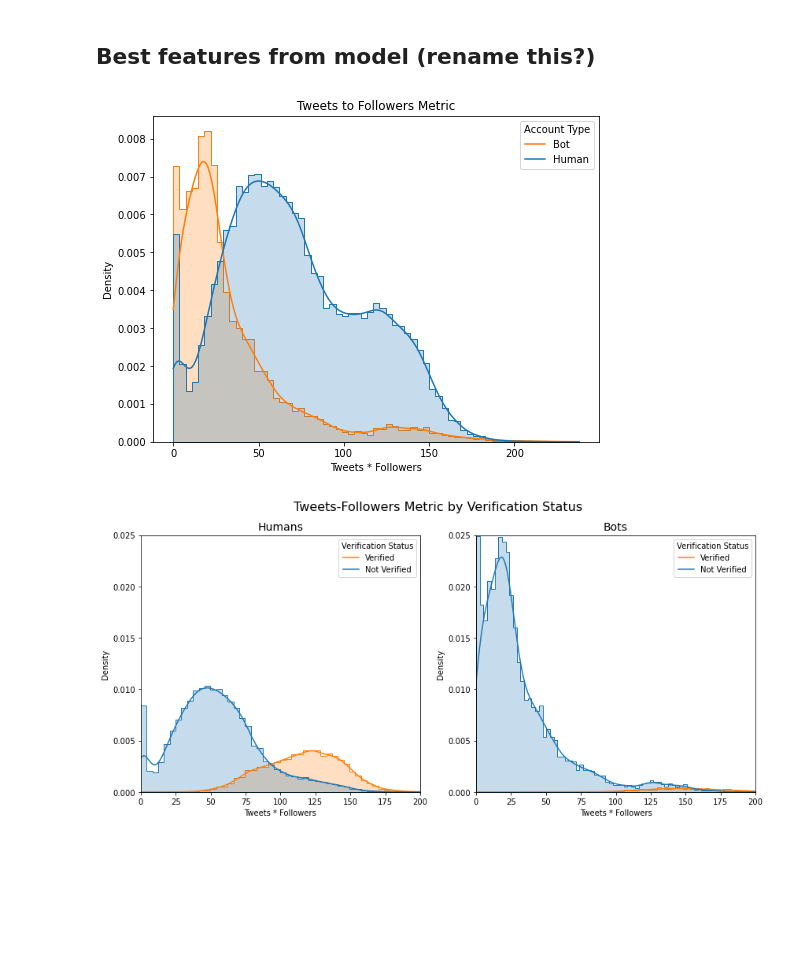
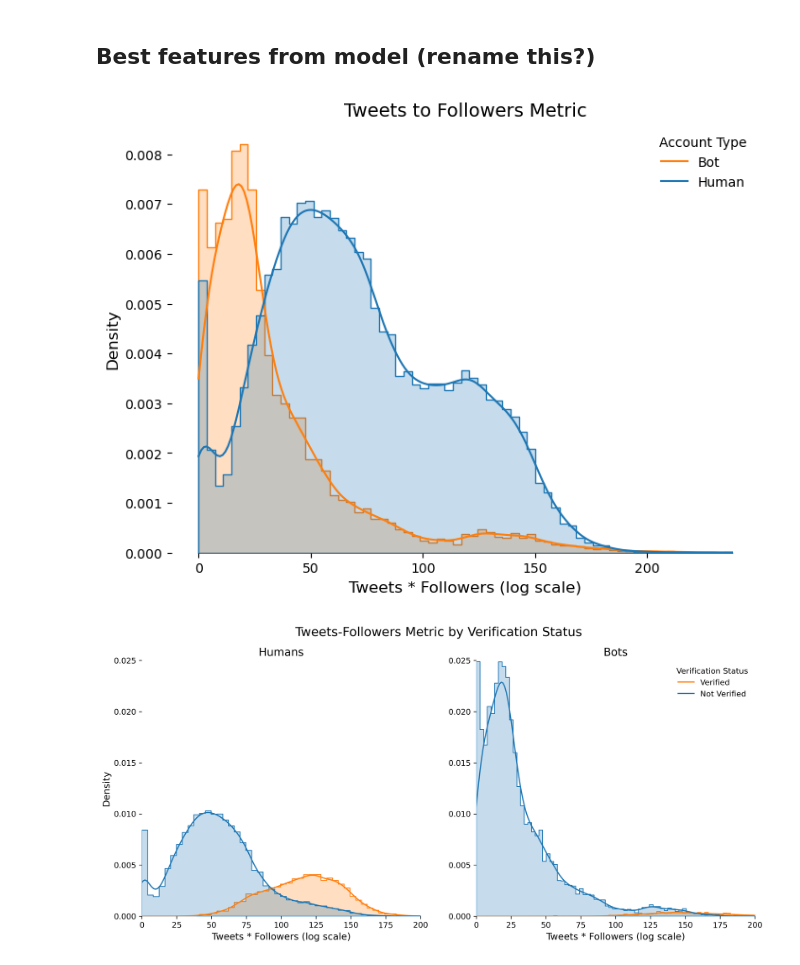
Before and after one commit to scrapfishies/twitter-bot-detection, a Jupyter notebook: eda.ipynb, the cells around one changed output. Cells and saved outputs as stored; diff of their text form; code cells hidden in the pictures; blank space fills up the shorter version.

```diff
--- a/eda.ipynb
+++ b/eda.ipynb
@@ -293,35 +340,43 @@ plt.title('Correlation of potential features: humans only');
 bots = df[df.bot == 1]
 humans = df[df.bot == 0]
 # %%
-plt.figure(figsize=(8,6))
+plt.figure(figsize=(8,6), dpi=100)
 sns.histplot(x='tweet_to_followers', data=df, hue='bot', alpha=.25,
              kde=True, stat='density', common_bins=True, element='step', legend=True)
-plt.xlabel('Tweets * Followers')
-plt.legend(title='Account Type', loc='upper right', labels=['Bot', 'Human'])
-plt.title("Tweets to Followers Metric");
+
+plt.legend(title='Account Type', loc='upper right', labels=['Bot', 'Human'], frameon=False)
+plt.title("Tweets to Followers Metric", fontsize=14)
+plt.xlabel('Tweets * Followers (log scale)', fontsize=12)
+plt.ylabel('Density', fontsize=12)
+sns.despine(bottom = True, left = True);
 # %% [output]
-[figure, old version]
+[figure, new version]
 # %%
-plt.figure(figsize=(14,6))
+plt.figure(figsize=(14,6), dpi=300)
 plt.suptitle('Tweets-Followers Metric by Verification Status', fontsize=16)
 
 plt.subplot(1, 2, 1)
 sns.histplot(x='tweet_to_followers', data=humans, hue='verified', alpha=.25,
-             kde=True, stat='density', common_bins=True, element='step', legend=True)
-plt.xlabel('Tweets * Followers')
-plt.legend(title='Verification Status', loc='upper right', labels=['Verified', 'Not Verified'])
+             kde=True, stat='density', common_bins=True, element='step', legend=False)
+
 plt.title("Humans", fontsize=14)
+plt.xlabel('Tweets * Followers (log scale)', fontsize=12)
+plt.ylabel('Density', fontsize=12)
+sns.despine(bottom = True, left = True)
 plt.xlim(0, 200)
 plt.ylim(0, 0.025)
 
 plt.subplot(1, 2, 2)
 sns.histplot(x='tweet_to_followers', data=bots, hue='verified', alpha=.25,
              kde=True, stat='density', common_bins=True, element='step', legend=True)
-plt.xlabel('Tweets * Followers')
-plt.legend(title='Verification Status', loc='upper right', labels=['Verified', 'Not Verified'])
+
+plt.legend(title='Verification Status', loc='upper right', labels=['Verified', 'Not Verified'], frameon=False)
 plt.title("Bots", fontsize=14)
+plt.xlabel('Tweets * Followers (log scale)', fontsize=12)
+plt.ylabel('')
+sns.despine(bottom = True, left = True)
 plt.xlim(0, 200)
 plt.ylim(0, 0.025);
 # %% [output]
-[figure, old version]
+[figure, new version]
 # %%
```
Also changed, not shown: parts of 18 cells of this notebook, 3 other files.
